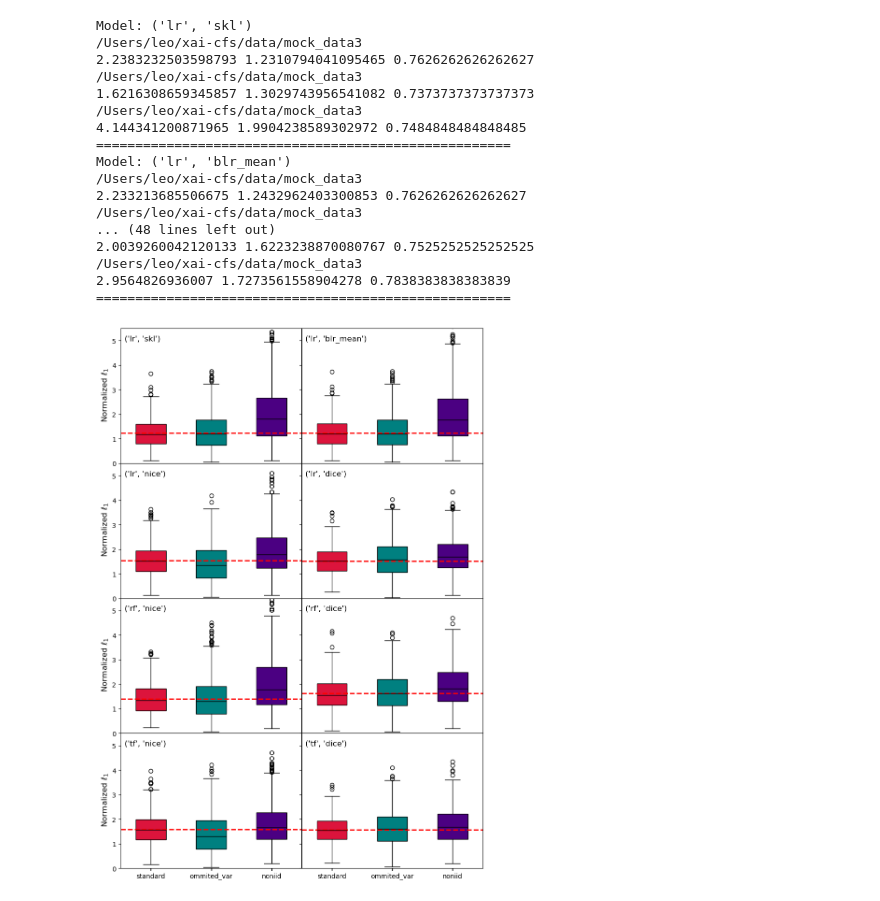
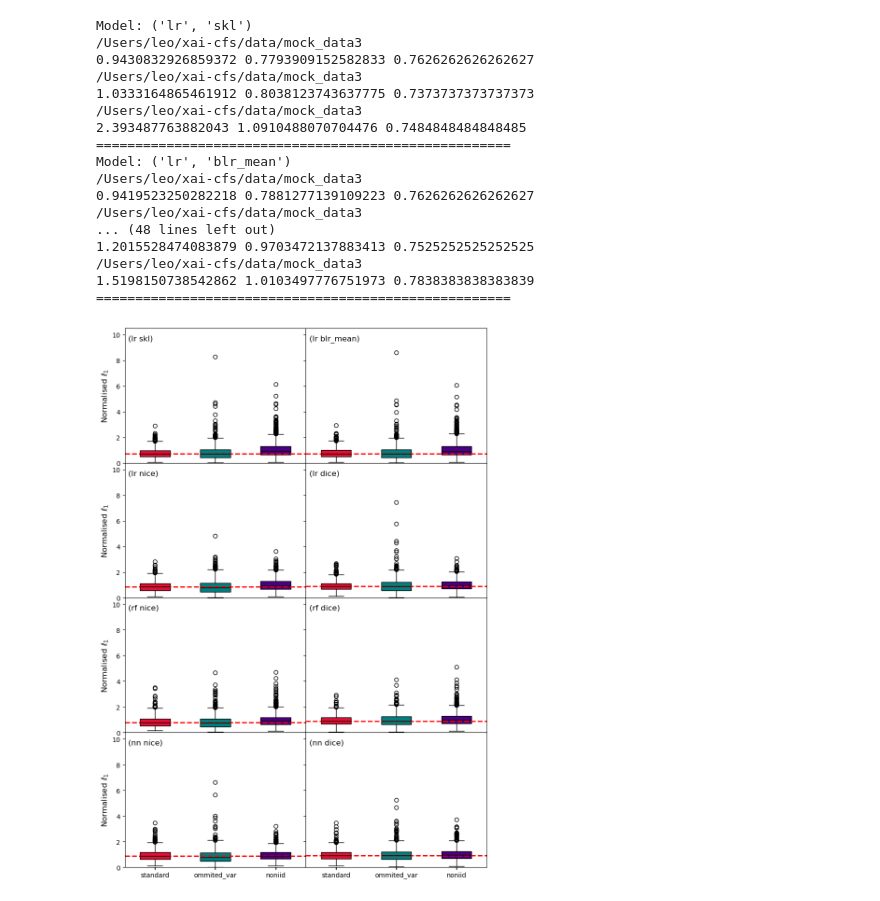
Before and after one commit to leonidaschristodoulou/xai-cfs, a Jupyter notebook: xai_plots.ipynb, the cells around one changed output. Saved outputs shown, nothing was run; the diff lists cells and outputs as text; code cells hidden in the pictures.

```diff
--- a/xai_plots.ipynb
+++ b/xai_plots.ipynb
@@ -99,9 +120,9 @@ def load_dataset(dataset_name, variant="standard",n_datasets=11):
     }
 # %%
 # Choose dataset dynamically
-dataset = "adult_income" # options: "adult_income" "german_credit" "gsc" "mock_data3"
+dataset = "mock_data1" # options: "adult_income" "german_credit" "gsc" "mock_data3"
 variant = "standard"  # "noniid_test" #"standard" "ommited_var_test"
-data = load_dataset(dataset, variant=variant,n_datasets=9) # "ommited_var_test" "noniid_test" "standard"
+data = load_dataset(dataset, variant=variant,n_datasets=11) # "ommited_var_test" "noniid_test" "standard"
 
 # Extract variables
 cf_results_dict = data["cf_results_dict"]
@@ -270,7 +297,6 @@ if dataset == "adult_income":
     s4 = pd.Series(np.array(cf_results_dict[noises_list[3]][ml_cf])[sel][row_in], index=cols)
     df_paper = pd.concat([s0,s1,s2,s3,s4],axis=1)
     df_paper.columns = ['Original', 'Noise 0 CF', 'Noise 1 CF', 'Noise 2 CF', 'Noise 3 CF']
-
 
 
 elif dataset == "gsc":
@@ -292,7 +318,7 @@ elif dataset == "gsc":
 
     # Plot with arrows
     plt.figure(figsize=(8, 6))
-    for i in range(len(df) - 1):
+    for i in range(len(df_paper.T) - 1):
         x, y = df_paper.T.iloc[i]
         dx, dy = df_paper.T.iloc[i + 1] - df_paper.T.iloc[i]
         plt.arrow(x, y, dx, dy, head_width=0.02, length_includes_head=True, color='blue')
@@ -512,7 +847,11 @@ for i, kk in enumerate(cf_methods):
         x_acc.append(model_results_dict[k][(kk[0], 'accuracy')])
         x_prec.append(model_results_dict[k][(kk[0], 'precision')])
     print(m_in, x_acc)
-    plt.plot(x_acc, label=m_in, color=colours2[m_in], linestyle='--', marker='o')
+    if m_in=='tf':
+        label_in = 'nn'
+    else:
+        label_in=m_in
+    plt.plot(x_acc, label=label_in, color=colours2[m_in], linestyle='--', marker='o')
     #plt.plot(x_prec, label=m_in, color=colours2[m_in], linestyle='-.', marker='s')
 plt.legend(frameon=False)
 plt.xlabel('Noise Level')
@@ -589,4 +926,13 @@ NameError: name 'iv' is not defined
 # %%
+l = [
+    ('lr', 'skl'),
+    ('lr', 'blr_mean'),
+    ('lr', 'nice'),
+    ('lr', 'dice'),
+    ('rf', 'nice'),
+    ('rf', 'dice'),
+    ('tf', 'nice'),
+    ('tf', 'dice')]
 fig, axes = plt.subplots(5, 2, figsize=(10, 15), sharex=True, sharey=True)
 for idx, ml_cf in enumerate(l):
     row, col = divmod(idx, 2)  # Convert index to 5x2 grid positions
@@ -707,45 +1043,50 @@ for idx, ml_cf in enumerate(l_minus_RL):
             B = cf_calc[4].models[0]['PP'].transform(pd.DataFrame(B, columns=[str(j) for j in range(n_features)])).astype(float)
         good_indices = cfs_good_indices[noise_to_test][ml_cf]
         m1 = get_distance(A[good_indices][:,-2:],B[good_indices][:,-2:], [0,1], [])
-        m2 = get_distance(A[good_indices],B[good_indices],numerical_columns, categorical_columns, l_norm=l_order, n_features=n_features)
+        m2 = get_distance(A[good_indices],B[good_indices],numerical_columns, categorical_columns, l_norm=l_order, ) #n_features=n_features
         ml_1.append(m1)
         ml_2.append(m2)
         print(np.mean(m1), np.mean(m2),model_results_dict[noise_to_test][(ml_cf[0], 'accuracy')])
     if idx==6 | idx==7:
         bplot = ax.boxplot(list(ml_2), tick_labels=["standard", "ommited_var", "noniid"], widths=0.5, patch_artist=True)  # Plot boxplot for ml_1
     else:
         bplot = ax.boxplot(list(ml_2), tick_labels=["","",""], widths=0.5, patch_artist=True)  # Plot boxplot for ml_1
-    ax.set_ylim([0,5.5])
+    ax.set_ylim([0,10.5])
     if idx % n_cols == 0:
         #ax.set_ylabel(r'$\ell_1$', fontsize=12, fontweight='bold')
-        ax.set_ylabel(r' Normalized $\ell_1$', fontsize=12)
-    ax.text(0.02, 0.95, ml_cf, fontsize=12, verticalalignment='top', horizontalalignment='left', transform=ax.transAxes)
-    ax.axhline(y=np.mean(ml_2[0]), color='red', linestyle='--', linewidth=2, label="Mean of Mock 1")
+        ax.set_ylabel(r'Normalised $\ell_1$', fontsize=12)
+
+    if ml_cf[0]=='tf':
+        label_mod = '(' + 'nn' + ' ' + ml_cf[1]+ ')'
+    else:
+        label_mod = '(' + ml_cf[0] + ' ' + ml_cf[1]+ ')'
+    ax.text(0.02, 0.95, label_mod, fontsize=12, verticalalignment='top', horizontalalignment='left', transform=ax.transAxes)
+    ax.axhline(y=np.median(ml_2[0]), color='red', linestyle='--', linewidth=2, label="Mean of Mock 1")
     for patch, color in zip(bplot['boxes'], ["crimson", "teal", "indigo"]):
         patch.set_facecolor(color)
     for median in bplot['medians']:
         median.set_color('black')
     print("=====================================================")
 fig.subplots_adjust(wspace=0, hspace=0)  # Set space between subplots to zero
-fig.savefig("plots/epistemic_error1_.pdf", format="pdf", bbox_inches="tight")
+fig.savefig("plots/epistemic_error1_relative.pdf", format="pdf", bbox_inches="tight")
 #fig.supylabel(r' 2D $\ell_1$', fontsize=14)
 #plt.tight_layout()
 # %% [output]
 Model: ('lr', 'skl')
 /Users/leo/xai-cfs/data/mock_data3
-2.2383232503598793 1.2310794041095465 0.7626262626262627
+0.9430832926859372 0.7793909152582833 0.7626262626262627
 /Users/leo/xai-cfs/data/mock_data3
-1.6216308659345857 1.3029743956541082 0.7373737373737373
+1.0333164865461912 0.8038123743637775 0.7373737373737373
 /Users/leo/xai-cfs/data/mock_data3
-4.144341200871965 1.9904238589302972 0.7484848484848485
+2.393487763882043 1.0910488070704476 0.7484848484848485
 =====================================================
 Model: ('lr', 'blr_mean')
 /Users/leo/xai-cfs/data/mock_data3
-2.233213685506675 1.2432962403300853 0.7626262626262627
+0.9419523250282218 0.7881277139109223 0.7626262626262627
 /Users/leo/xai-cfs/data/mock_data3
 ... (48 lines left out)
-2.0039260042120133 1.6223238870080767 0.7525252525252525
+1.2015528474083879 0.9703472137883413 0.7525252525252525
 /Users/leo/xai-cfs/data/mock_data3
-2.9564826936007 1.7273561558904278 0.7838383838383839
+1.5198150738542862 1.0103497776751973 0.7838383838383839
 =====================================================
-[figure, old version]
+[figure, new version]
```
Also changed, not shown: parts of 27 cells of this notebook, 1 other file.
